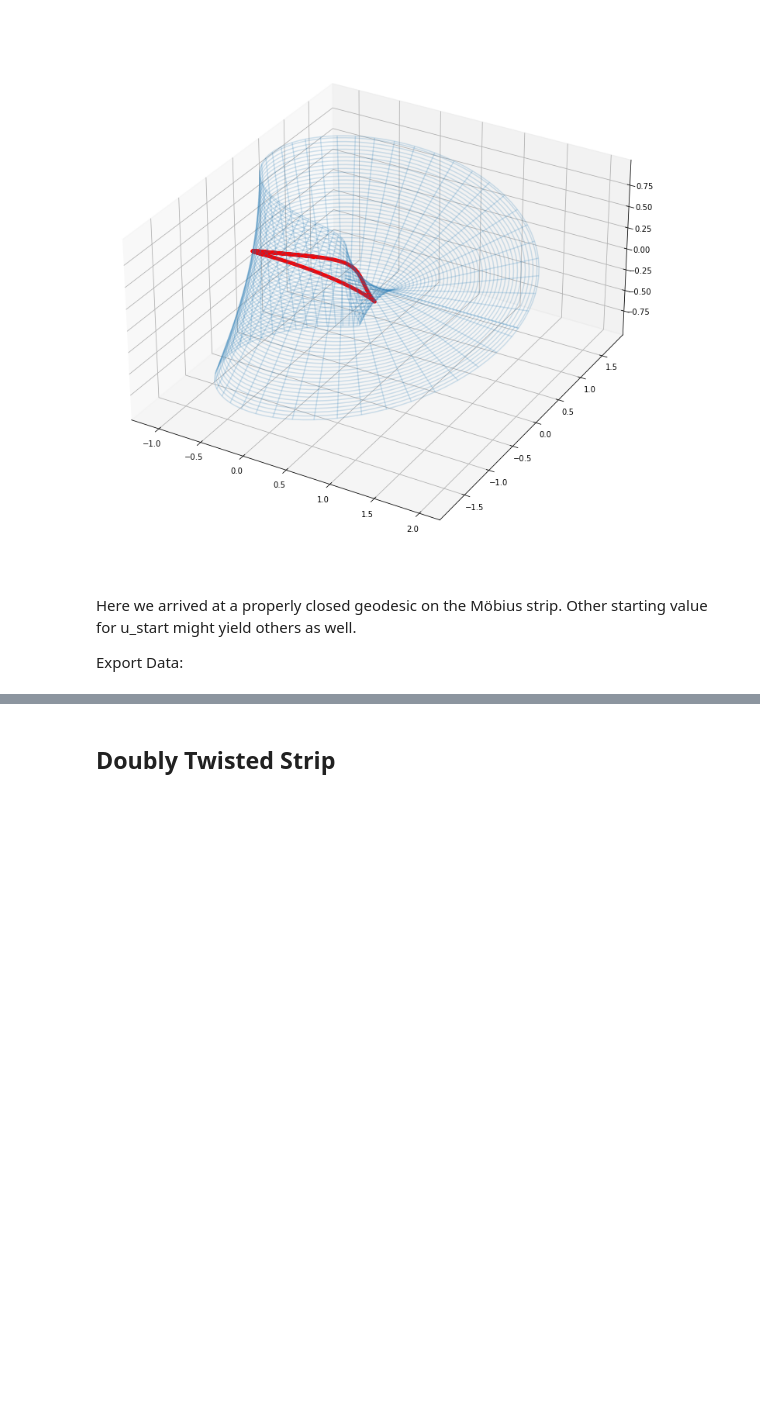
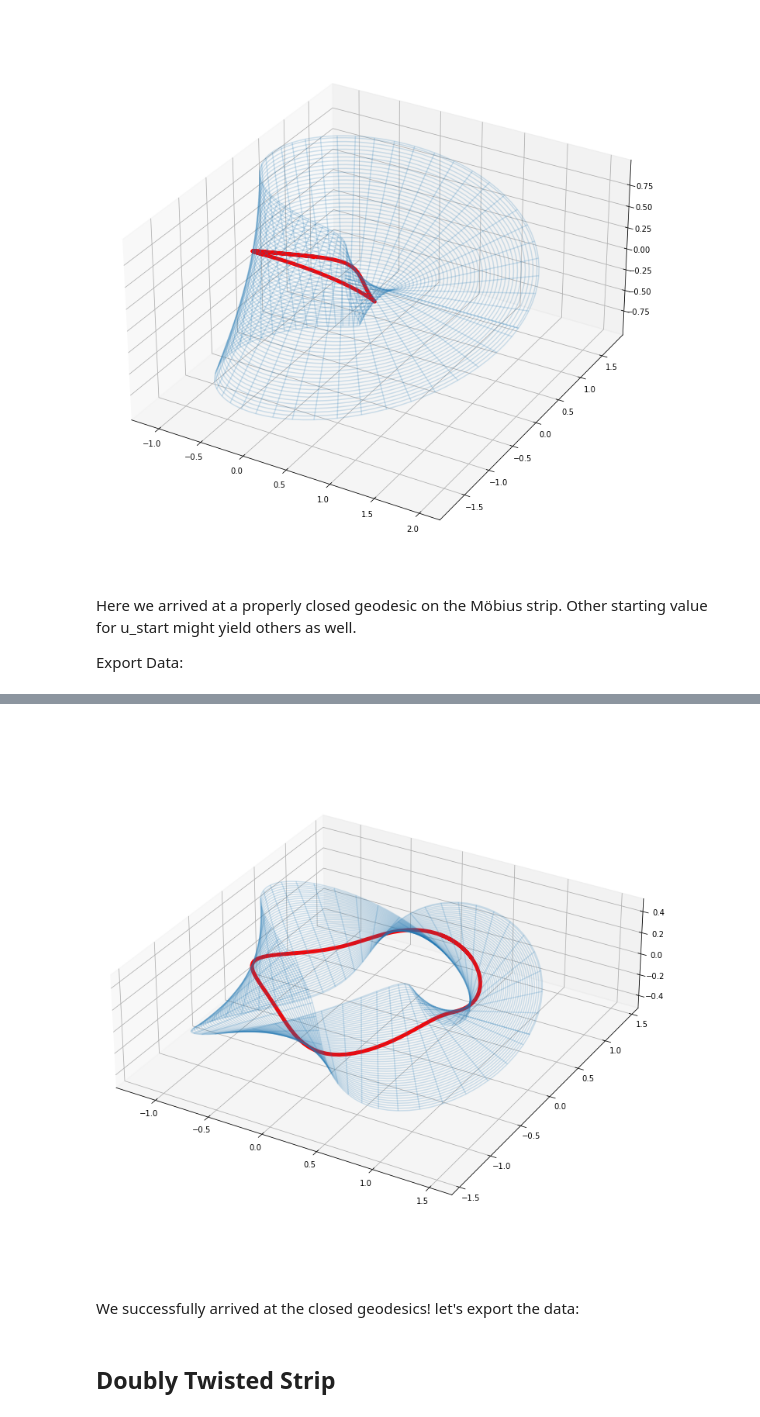
Before and after one commit to mu2718/riddles, a Jupyter notebook: Geodesics_on_Curved_Surfaces.ipynb, the cells around one changed output, grey strips where cells are left out. Drawn from its saved outputs; the diff is of its cells as text; code cells hidden in the pictures; blank space fills up the shorter version.

```diff
--- a/Geodesics_on_Curved_Surfaces.ipynb
+++ b/Geodesics_on_Curved_Surfaces.ipynb
@@ -433,0 +496,7 @@ np.savetxt('geodesic_mobius_coords_xyz.csv', curve_coordinates.squeeze().transpo
+# %%
+%matplotlib inline
+_ = plot_surface(surface, X_num(g(t)[0], g(t)[1]))
+# %% [output]
+[figure, added]
+# %% [markdown]
+We successfully arrived at the closed geodesics! let's export the data:
```
Also changed, not shown: parts of 12 cells of this notebook, 2 other files.
